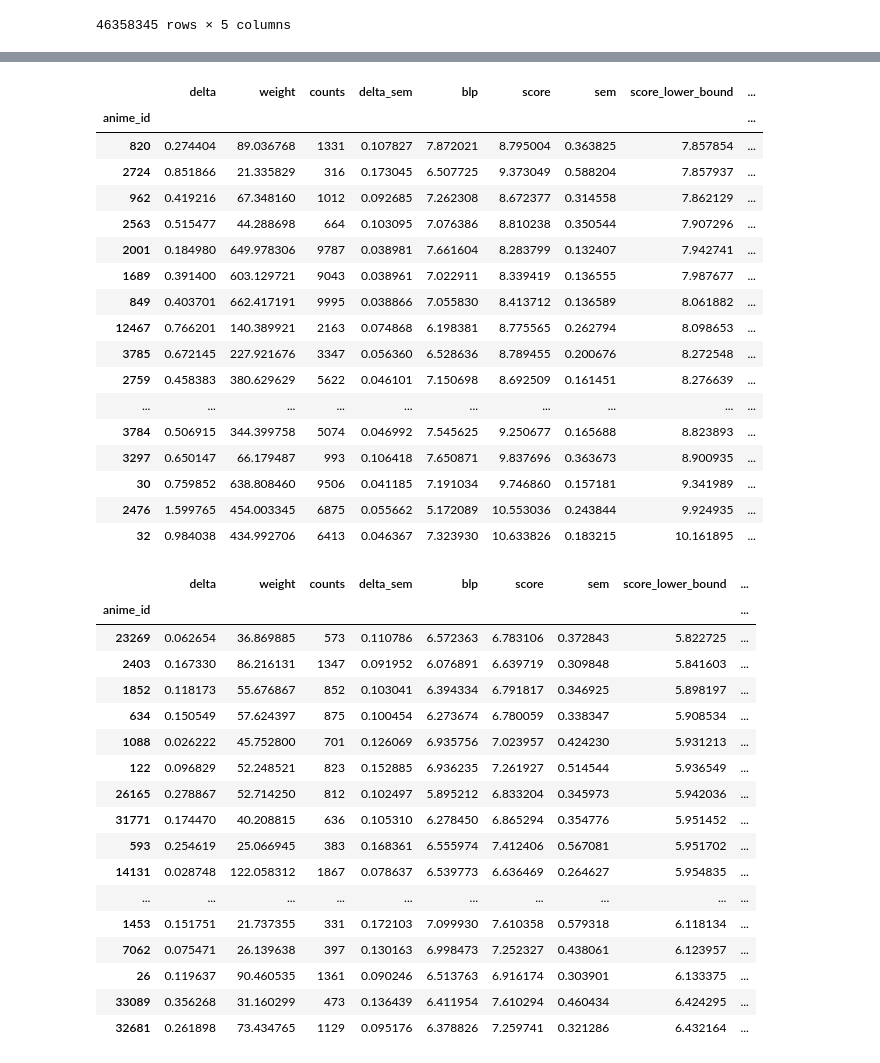
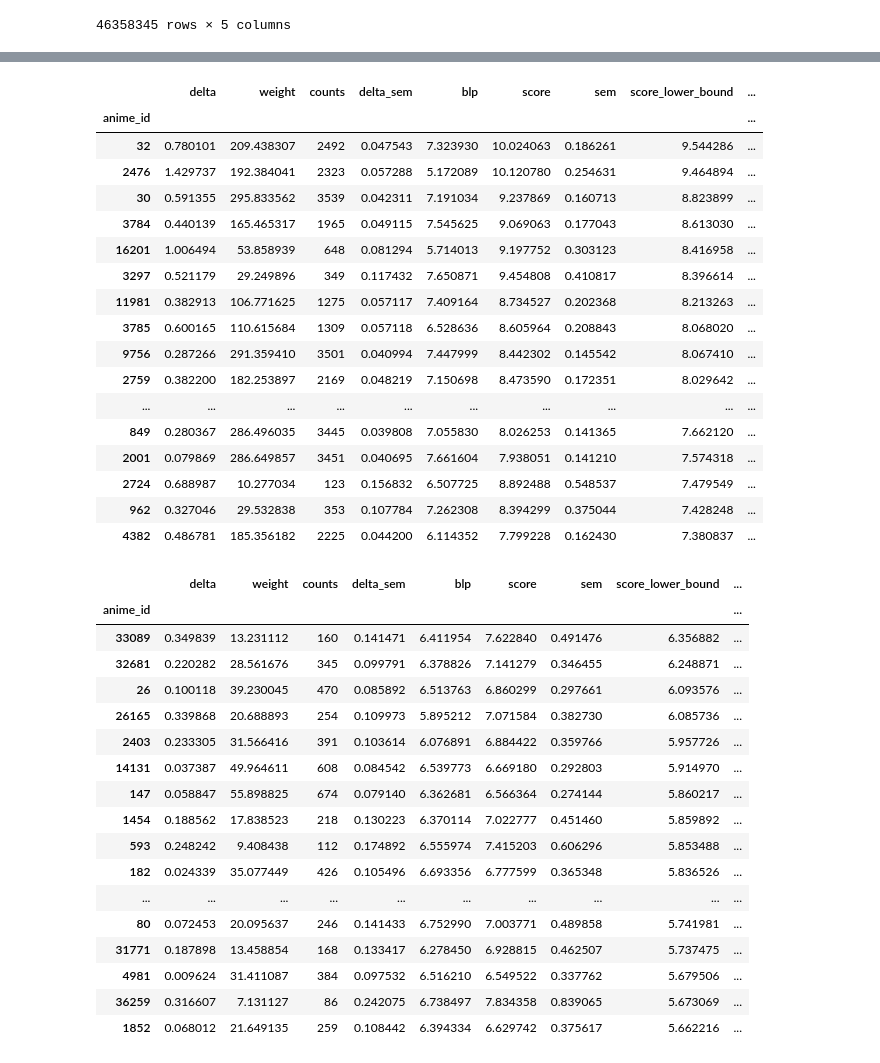
Before and after one commit to Fro116/RecommenderSystem, a Jupyter notebook: notebooks/UserUserNormalization.ipynb, the cells around one changed output, grey strips where cells are left out. Drawn from its saved outputs; the diff is of its cells as text; code cells hidden in the pictures.

```diff
--- a/notebooks/UserUserNormalization.ipynb
+++ b/notebooks/UserUserNormalization.ipynb
@@ -23,3 +17,8 @@ confidence_interval = 0.99
+# %%
+recommendee = "Fro116"
+neighborhood_size = 8192
+confidence_interval = 0.99
+normalize_variance = True
 # %%
 anime = pd.read_csv("AnimeList.csv")
 anime = anime[["anime_id", "title", "type"]]
@@ -105,6 +104,16 @@ filtered_df
 | omgm | 5581 | 5 | -1.857496 | -2.493860 | 1.857496 |
 | CategoryKing | 33669 | 1 | -1.592345 | -6.493860 | 1.592345 |
 46358345 rows × 5 columns
+# %%
+if normalize_variance:
+    user_stds = (
+        filtered_df.groupby("username")[["normalized_score"]]
+        .std()
+        .rename({"normalized_score": "user_std"}, axis=1)
+    )
+    filtered_df = filtered_df.merge(user_stds, on="username")
+    filtered_df["normalized_score"] /= filtered_df["user_std"]
+    filtered_df = filtered_df.drop("user_std", axis=1)
 # %%
 user_subset = filtered_df.loc[[recommendee]].merge(
     filtered_df.reset_index(), on="anime_id"
@@ -287,22 +316,22 @@ pred_df.sort_values(by="score_lower_bound", ascending=False)[:20]
 # %% [output]
 |  | delta | weight | counts | delta_sem | blp | score | sem | score_lower_bound | ... |
 | anime_id |  |  |  |  |  |  |  |  | ... |
-| 820 | 0.274404 | 89.036768 | 1331 | 0.107827 | 7.872021 | 8.795004 | 0.363825 | 7.857854 | ... |
-| 2724 | 0.851866 | 21.335829 | 316 | 0.173045 | 6.507725 | 9.373049 | 0.588204 | 7.857937 | ... |
-| 962 | 0.419216 | 67.348160 | 1012 | 0.092685 | 7.262308 | 8.672377 | 0.314558 | 7.862129 | ... |
-| 2563 | 0.515477 | 44.288698 | 664 | 0.103095 | 7.076386 | 8.810238 | 0.350544 | 7.907296 | ... |
-| 2001 | 0.184980 | 649.978306 | 9787 | 0.038981 | 7.661604 | 8.283799 | 0.132407 | 7.942741 | ... |
-| 1689 | 0.391400 | 603.129721 | 9043 | 0.038961 | 7.022911 | 8.339419 | 0.136555 | 7.987677 | ... |
-| 849 | 0.403701 | 662.417191 | 9995 | 0.038866 | 7.055830 | 8.413712 | 0.136589 | 8.061882 | ... |
-| 12467 | 0.766201 | 140.389921 | 2163 | 0.074868 | 6.198381 | 8.775565 | 0.262794 | 8.098653 | ... |
-| 3785 | 0.672145 | 227.921676 | 3347 | 0.056360 | 6.528636 | 8.789455 | 0.200676 | 8.272548 | ... |
-| 2759 | 0.458383 | 380.629629 | 5622 | 0.046101 | 7.150698 | 8.692509 | 0.161451 | 8.276639 | ... |
+| 32 | 0.780101 | 209.438307 | 2492 | 0.047543 | 7.323930 | 10.024063 | 0.186261 | 9.544286 | ... |
+| 2476 | 1.429737 | 192.384041 | 2323 | 0.057288 | 5.172089 | 10.120780 | 0.254631 | 9.464894 | ... |
+| 30 | 0.591355 | 295.833562 | 3539 | 0.042311 | 7.191034 | 9.237869 | 0.160713 | 8.823899 | ... |
+| 3784 | 0.440139 | 165.465317 | 1965 | 0.049115 | 7.545625 | 9.069063 | 0.177043 | 8.613030 | ... |
+| 16201 | 1.006494 | 53.858939 | 648 | 0.081294 | 5.714013 | 9.197752 | 0.303123 | 8.416958 | ... |
+| 3297 | 0.521179 | 29.249896 | 349 | 0.117432 | 7.650871 | 9.454808 | 0.410817 | 8.396614 | ... |
+| 11981 | 0.382913 | 106.771625 | 1275 | 0.057117 | 7.409164 | 8.734527 | 0.202368 | 8.213263 | ... |
+| 3785 | 0.600165 | 110.615684 | 1309 | 0.057118 | 6.528636 | 8.605964 | 0.208843 | 8.068020 | ... |
+| 9756 | 0.287266 | 291.359410 | 3501 | 0.040994 | 7.447999 | 8.442302 | 0.145542 | 8.067410 | ... |
+| 2759 | 0.382200 | 182.253897 | 2169 | 0.048219 | 7.150698 | 8.473590 | 0.172351 | 8.029642 | ... |
 | ... | ... | ... | ... | ... | ... | ... | ... | ... | ... |
-| 3784 | 0.506915 | 344.399758 | 5074 | 0.046992 | 7.545625 | 9.250677 | 0.165688 | 8.823893 | ... |
-| 3297 | 0.650147 | 66.179487 | 993 | 0.106418 | 7.650871 | 9.837696 | 0.363673 | 8.900935 | ... |
-| 30 | 0.759852 | 638.808460 | 9506 | 0.041185 | 7.191034 | 9.746860 | 0.157181 | 9.341989 | ... |
-| 2476 | 1.599765 | 454.003345 | 6875 | 0.055662 | 5.172089 | 10.553036 | 0.243844 | 9.924935 | ... |
-| 32 | 0.984038 | 434.992706 | 6413 | 0.046367 | 7.323930 | 10.633826 | 0.183215 | 10.161895 | ... |
+| 849 | 0.280367 | 286.496035 | 3445 | 0.039808 | 7.055830 | 8.026253 | 0.141365 | 7.662120 | ... |
+| 2001 | 0.079869 | 286.649857 | 3451 | 0.040695 | 7.661604 | 7.938051 | 0.141210 | 7.574318 | ... |
+| 2724 | 0.688987 | 10.277034 | 123 | 0.156832 | 6.507725 | 8.892488 | 0.548537 | 7.479549 | ... |
+| 962 | 0.327046 | 29.532838 | 353 | 0.107784 | 7.262308 | 8.394299 | 0.375044 | 7.428248 | ... |
+| 4382 | 0.486781 | 185.356182 | 2225 | 0.044200 | 6.114352 | 7.799228 | 0.162430 | 7.380837 | ... |
 # %%
 new_recs = pred_df.drop(filtered_df.loc[recommendee].anime_id, errors="ignore").loc[
     lambda x: (x["type"] != "Movie")
@@ -312,26 +341,28 @@ new_recs = pred_df.drop(filtered_df.loc[recommendee].anime_id, errors="ignore").
     & (x["type"] != "Music")
 ]
 # %%
-new_recs.loc[lambda x: (x["delta"] > 0)].sort_values(by="score_lower_bound", ascending=False)[:20]
+new_recs.loc[lambda x: (x["delta"] > 0)].sort_values(
+    by="score_lower_bound", ascending=False
+)[:20]
 # %% [output]
 |  | delta | weight | counts | delta_sem | blp | score | sem | score_lower_bound | ... |
 | anime_id |  |  |  |  |  |  |  |  | ... |
-| 23269 | 0.062654 | 36.869885 | 573 | 0.110786 | 6.572363 | 6.783106 | 0.372843 | 5.822725 | ... |
-| 2403 | 0.167330 | 86.216131 | 1347 | 0.091952 | 6.076891 | 6.639719 | 0.309848 | 5.841603 | ... |
-| 1852 | 0.118173 | 55.676867 | 852 | 0.103041 | 6.394334 | 6.791817 | 0.346925 | 5.898197 | ... |
-| 634 | 0.150549 | 57.624397 | 875 | 0.100454 | 6.273674 | 6.780059 | 0.338347 | 5.908534 | ... |
-| 1088 | 0.026222 | 45.752800 | 701 | 0.126069 | 6.935756 | 7.023957 | 0.424230 | 5.931213 | ... |
-| 122 | 0.096829 | 52.248521 | 823 | 0.152885 | 6.936235 | 7.261927 | 0.514544 | 5.936549 | ... |
-| 26165 | 0.278867 | 52.714250 | 812 | 0.102497 | 5.895212 | 6.833204 | 0.345973 | 5.942036 | ... |
-| 31771 | 0.174470 | 40.208815 | 636 | 0.105310 | 6.278450 | 6.865294 | 0.354776 | 5.951452 | ... |
-| 593 | 0.254619 | 25.066945 | 383 | 0.168361 | 6.555974 | 7.412406 | 0.567081 | 5.951702 | ... |
-| 14131 | 0.028748 | 122.058312 | 1867 | 0.078637 | 6.539773 | 6.636469 | 0.264627 | 5.954835 | ... |
+| 33089 | 0.349839 | 13.231112 | 160 | 0.141471 | 6.411954 | 7.622840 | 0.491476 | 6.356882 | ... |
+| 32681 | 0.220282 | 28.561676 | 345 | 0.099791 | 6.378826 | 7.141279 | 0.346455 | 6.248871 | ... |
+| 26 | 0.100118 | 39.230045 | 470 | 0.085892 | 6.513763 | 6.860299 | 0.297661 | 6.093576 | ... |
+| 26165 | 0.339868 | 20.688893 | 254 | 0.109973 | 5.895212 | 7.071584 | 0.382730 | 6.085736 | ... |
+| 2403 | 0.233305 | 31.566416 | 391 | 0.103614 | 6.076891 | 6.884422 | 0.359766 | 5.957726 | ... |
+| 14131 | 0.037387 | 49.964611 | 608 | 0.084542 | 6.539773 | 6.669180 | 0.292803 | 5.914970 | ... |
+| 147 | 0.058847 | 55.898825 | 674 | 0.079140 | 6.362681 | 6.566364 | 0.274144 | 5.860217 | ... |
+| 1454 | 0.188562 | 17.838523 | 218 | 0.130223 | 6.370114 | 7.022777 | 0.451460 | 5.859892 | ... |
+| 593 | 0.248242 | 9.408438 | 112 | 0.174892 | 6.555974 | 7.415203 | 0.606296 | 5.853488 | ... |
+| 182 | 0.024339 | 35.077449 | 426 | 0.105496 | 6.693356 | 6.777599 | 0.365348 | 5.836526 | ... |
 | ... | ... | ... | ... | ... | ... | ... | ... | ... | ... |
-| 1453 | 0.151751 | 21.737355 | 331 | 0.172103 | 7.099930 | 7.610358 | 0.579318 | 6.118134 | ... |
-| 7062 | 0.075471 | 26.139638 | 397 | 0.130163 | 6.998473 | 7.252327 | 0.438061 | 6.123957 | ... |
-| 26 | 0.119637 | 90.460535 | 1361 | 0.090246 | 6.513763 | 6.916174 | 0.303901 | 6.133375 | ... |
-| 33089 | 0.356268 | 31.160299 | 473 | 0.136439 | 6.411954 | 7.610294 | 0.460434 | 6.424295 | ... |
-| 32681 | 0.261898 | 73.434765 | 1129 | 0.095176 | 6.378826 | 7.259741 | 0.321286 | 6.432164 | ... |
+| 80 | 0.072453 | 20.095637 | 246 | 0.141433 | 6.752990 | 7.003771 | 0.489858 | 5.741981 | ... |
+| 31771 | 0.187898 | 13.458854 | 168 | 0.133417 | 6.278450 | 6.928815 | 0.462507 | 5.737475 | ... |
+| 4981 | 0.009624 | 31.411087 | 384 | 0.097532 | 6.516210 | 6.549522 | 0.337762 | 5.679506 | ... |
+| 36259 | 0.316607 | 7.131127 | 86 | 0.242075 | 6.738497 | 7.834358 | 0.839065 | 5.673069 | ... |
+| 1852 | 0.068012 | 21.649135 | 259 | 0.108442 | 6.394334 | 6.629742 | 0.375617 | 5.662216 | ... |
 # %%
 list(
     new_recs.loc[lambda x: (x["delta"] > 0)].sort_values(by="score_lower_bound")[-20:][
```
Also changed, not shown: parts of 8 cells of this notebook, 5 other files.
